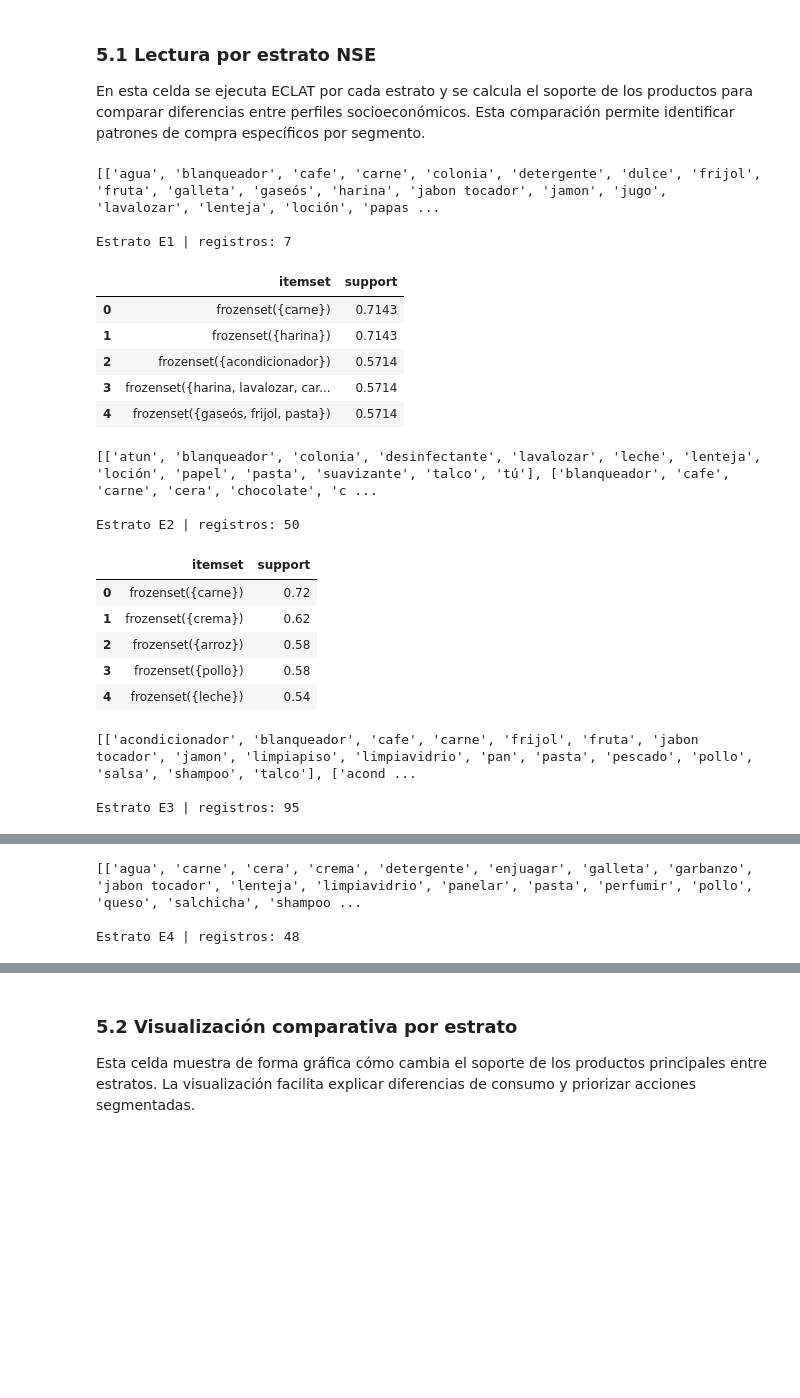
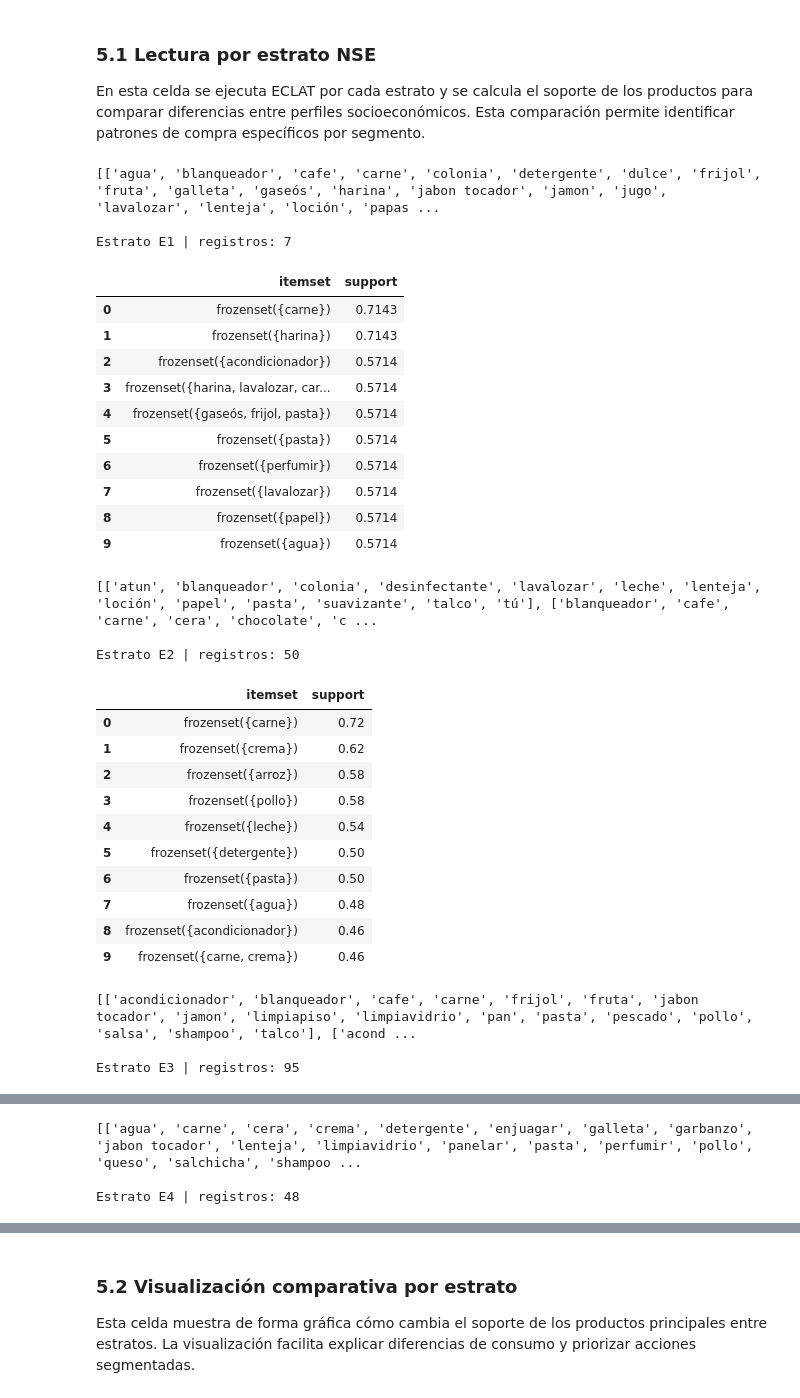
Before and after one commit to 5arSanti/data-mining-eclat, a Jupyter notebook: main.ipynb, the cells around one changed output, grey strips where cells are left out. Cells and saved outputs as stored; diff of their text form; code cells hidden in the pictures; blank space fills up the shorter version.

```diff
--- a/main.ipynb
+++ b/main.ipynb
@@ -763,7 +763,7 @@ if not rules_df.empty:
     nx.draw_networkx_nodes(graph, pos, node_size=1400, node_color='lightblue')
     nx.draw_networkx_labels(graph, pos, font_size=9)
     nx.draw_networkx_edges(graph, pos, width=widths, edge_color='gray', arrows=True, alpha=0.7)
-    plt.title('Red de afinidad (Top 20 reglas por affinity)')
+    plt.title('Red de afinidad (Top 25 reglas por affinity)')
     plt.axis('off')
     plt.show()
 else:
@@ -810,31 +810,36 @@ En esta celda se ejecuta ECLAT por cada estrato y se calcula el soporte de los p
 # %%
 # Propósito: ejecutar ECLAT por estrato y construir comparativo de soporte por producto.
 estrato_results: dict[str, pd.DataFrame] = {}
 estrato_support_rows: list[pd.DataFrame] = []
 
 for estrato in sorted(df_final['estrato_nse'].dropna().astype(str).unique()):
     subset = df_final[df_final['estrato_nse'].astype(str) == estrato]
     subset_freq, _, subset_products = run_eclat(subset, min_support=MIN_SUPPORT, max_len=MAX_ITEMSET)
     estrato_results[estrato] = subset_freq
 
     print(f'\nEstrato {estrato} | registros: {len(subset)}')
-    display(subset_freq.head(5))
+    display(subset_freq.head(10))
 
     product_support = (subset_products.sum() / max(len(subset_products), 1)).rename(estrato)
     estrato_support_rows.append(product_support.to_frame().T)
 
 estrato_support_df = pd.concat(estrato_support_rows, axis=0).fillna(0)
 common_top_10 = estrato_support_df.mean(axis=0).sort_values(ascending=False).head(10).index
 # %% [output]
 [['agua', 'blanqueador', 'cafe', 'carne', 'colonia', 'detergente', 'dulce', 'frijol', 'fruta', 'galleta', 'gaseós', 'harina', 'jabon tocador', 'jamon', 'jugo', 'lavalozar', 'lenteja', 'loción', 'papas ...
 
 Estrato E1 | registros: 7
 |  | itemset | support |
 | 0 | frozenset({carne}) | 0.7143 |
 | 1 | frozenset({harina}) | 0.7143 |
 | 2 | frozenset({acondicionador}) | 0.5714 |
 | 3 | frozenset({harina, lavalozar, car... | 0.5714 |
 | 4 | frozenset({gaseós, frijol, pasta}) | 0.5714 |
+| 5 | frozenset({pasta}) | 0.5714 |
+| 6 | frozenset({perfumir}) | 0.5714 |
+| 7 | frozenset({lavalozar}) | 0.5714 |
+| 8 | frozenset({papel}) | 0.5714 |
+| 9 | frozenset({agua}) | 0.5714 |
 [['atun', 'blanqueador', 'colonia', 'desinfectante', 'lavalozar', 'leche', 'lenteja', 'loción', 'papel', 'pasta', 'suavizante', 'talco', 'tú'], ['blanqueador', 'cafe', 'carne', 'cera', 'chocolate', 'c ...
 
 Estrato E2 | registros: 50
@@ -844,6 +849,11 @@ Estrato E2 | registros: 50
 | 2 | frozenset({arroz}) | 0.58 |
 | 3 | frozenset({pollo}) | 0.58 |
 | 4 | frozenset({leche}) | 0.54 |
+| 5 | frozenset({detergente}) | 0.50 |
+| 6 | frozenset({pasta}) | 0.50 |
+| 7 | frozenset({agua}) | 0.48 |
+| 8 | frozenset({acondicionador}) | 0.46 |
+| 9 | frozenset({carne, crema}) | 0.46 |
 [['acondicionador', 'blanqueador', 'cafe', 'carne', 'frijol', 'fruta', 'jabon tocador', 'jamon', 'limpiapiso', 'limpiavidrio', 'pan', 'pasta', 'pescado', 'pollo', 'salsa', 'shampoo', 'talco'], ['acond ...
 
 Estrato E3 | registros: 95
```
Also changed, not shown: parts of 4 cells of this notebook.
